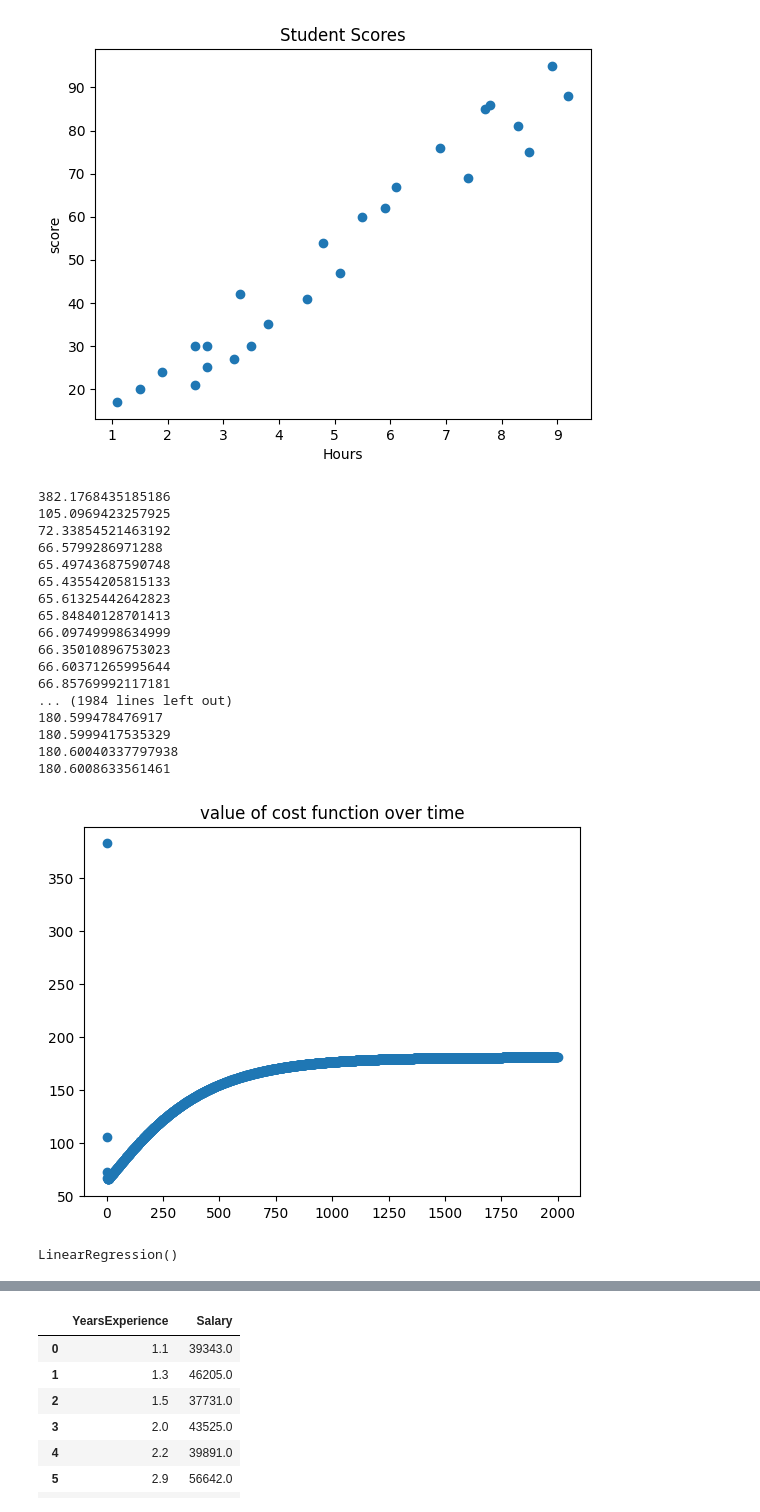
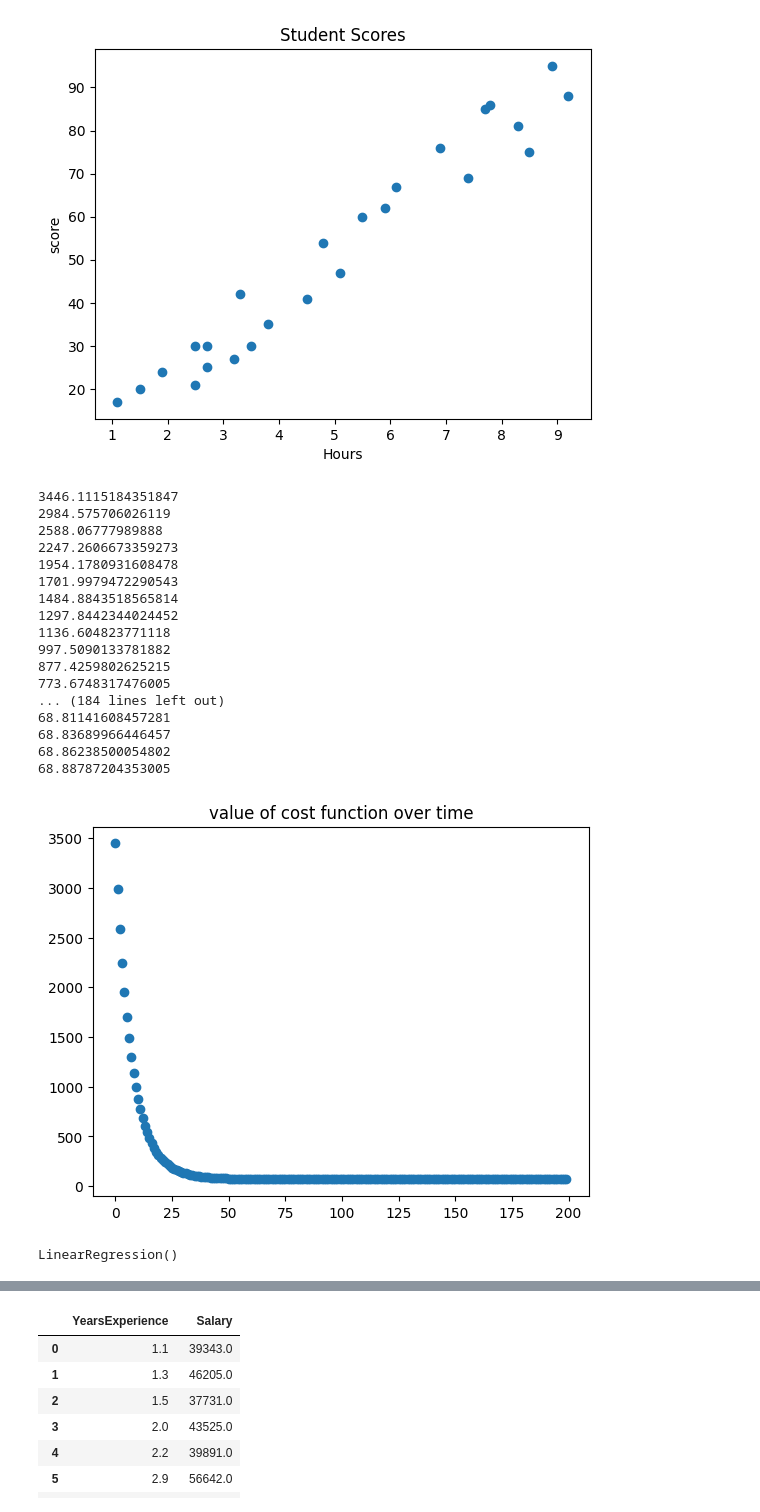
Before and after one commit to HiddenMachine3/AIML, a Jupyter notebook: linear_regression/linearRegressorUsingGradientDescent.ipynb, the cells around one changed output, grey strips where cells are left out. Cells and saved outputs as stored; diff of their text form; code cells hidden in the pictures.

```diff
--- a/linear_regression/linearRegressorUsingGradientDescent.ipynb
+++ b/linear_regression/linearRegressorUsingGradientDescent.ipynb
@@ -190,35 +190,35 @@ plot_data(score_df["Hours"],score_df["Scores"],title="Student Scores",xlabel="Ho
 [figure]
 # %%
 custom_reg = StraightLinearRegressorGrad()
-custom_reg.fit(init_a=0,init_b=-1,lr=0.01,x=x_train,y=y_train,max_steps=2000,cost_func=mse,grad_decr=grad_decr_least_squares)
+custom_reg.fit(init_a=0,init_b=-1,lr=0.001,x=x_train,y=y_train,max_steps=200,cost_func=mse,grad_decr=grad_decr_least_squares)
 """
 a,b = 0,-1
 lr = 0.01
 n = len(X)
 max_steps = 2000
 """
 sk_reg = LinearRegression()
-sk_reg.fit([[x_i] for x_i in X],Y)
+sk_reg.fit([[x_i] for x_i in x_train],y_train)
 #reg.intercept_,reg.coef_
 # %% [output]
-382.1768435185186
-105.0969423257925
-72.33854521463192
-66.5799286971288
-65.49743687590748
-65.43554205815133
-65.61325442642823
-65.84840128701413
-66.09749998634999
-66.35010896753023
-66.60371265995644
-66.85769992117181
-... (1984 lines left out)
-180.599478476917
-180.5999417535329
-180.60040337797938
-180.6008633561461
+3446.1115184351847
+2984.575706026119
+2588.06777989888
+2247.2606673359273
+1954.1780931608478
+1701.9979472290543
+1484.8843518565814
+1297.8442344024452
+1136.604823771118
+997.5090133781882
+877.4259802625215
+773.6748317476005
+... (184 lines left out)
+68.81141608457281
+68.83689966446457
+68.86238500054802
+68.88787204353005
-[figure, old version]
+[figure, new version]
 LinearRegression()
 # %%
 print(custom_reg.a,custom_reg.b)
```
Also changed, not shown: parts of 4 cells of this notebook, 1 other file.
